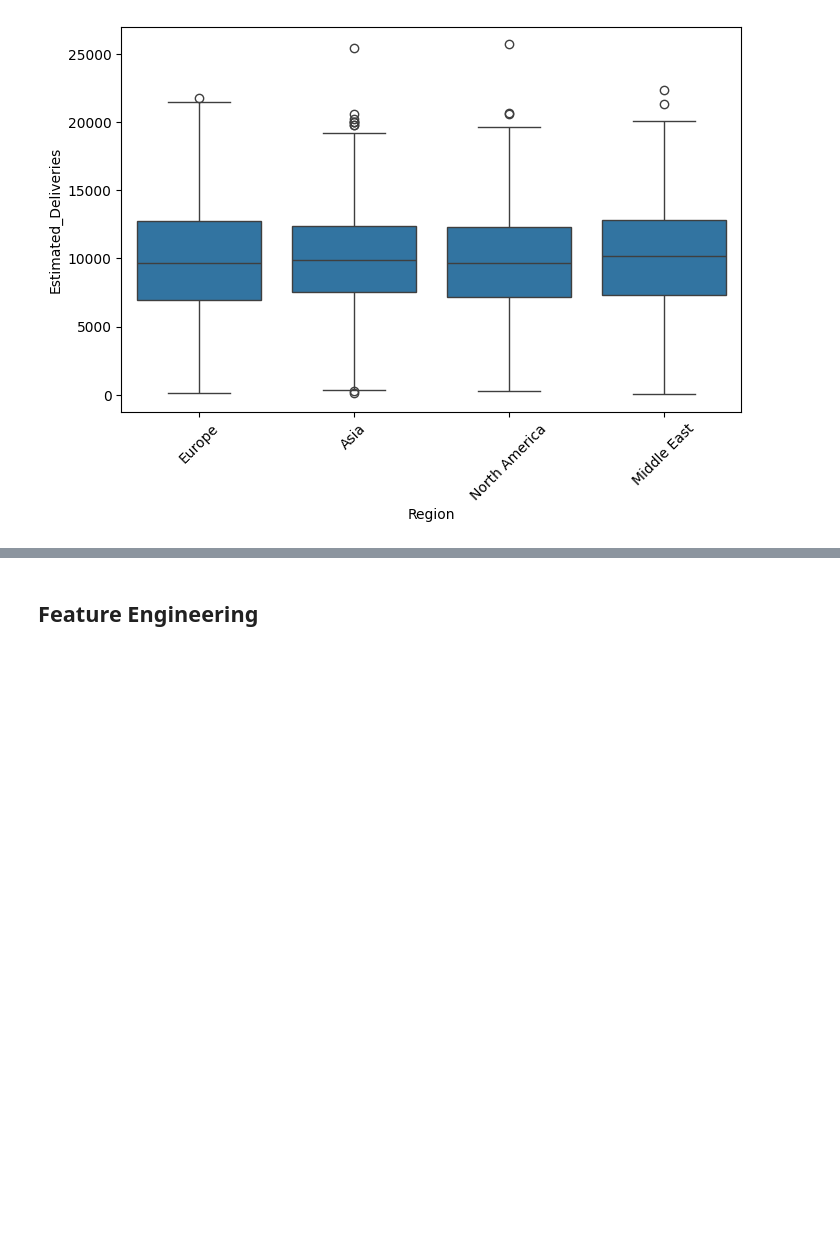
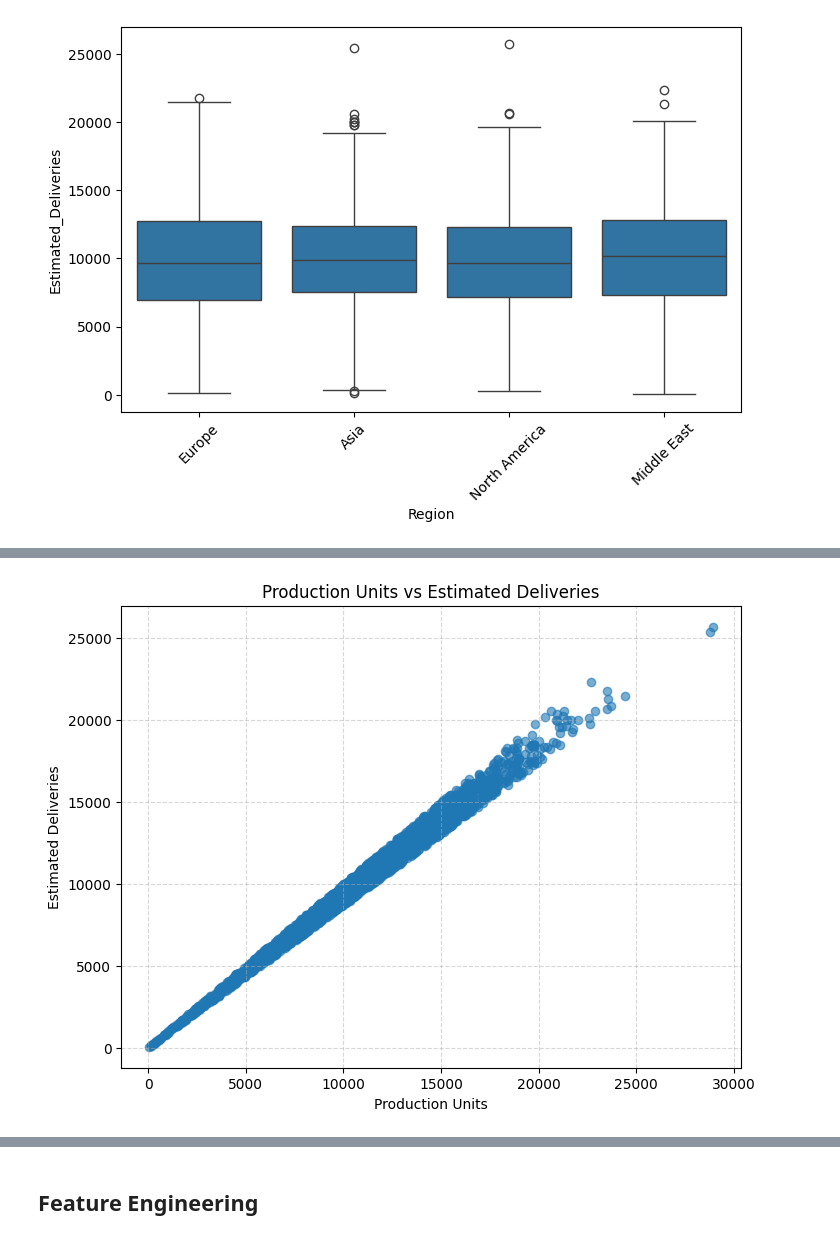
Before and after one commit to shekhawat18/Celebal-Internship-2026, a Jupyter notebook: Week2/tesla_analysis.ipynb, the cells around one changed output, grey strips where cells are left out. Drawn from its saved outputs; the diff is of its cells as text; code cells hidden in the pictures; blank space fills up the shorter version.

```diff
--- a/Week2/tesla_analysis.ipynb
+++ b/Week2/tesla_analysis.ipynb
@@ -107,0 +171,18 @@ plt.show()
+# %%
+plt.figure(figsize=(8,6))
+
+plt.scatter(
+    df['Production_Units'],
+    df['Estimated_Deliveries'],
+    alpha=0.6
+)
+
+plt.title("Production Units vs Estimated Deliveries")
+plt.xlabel("Production Units")
+plt.ylabel("Estimated Deliveries")
+
+plt.grid(True, linestyle='--', alpha=0.5)
+
+plt.show()
+# %% [output]
+[figure, added]
```
Also changed, not shown: parts of 49 cells of this notebook.
